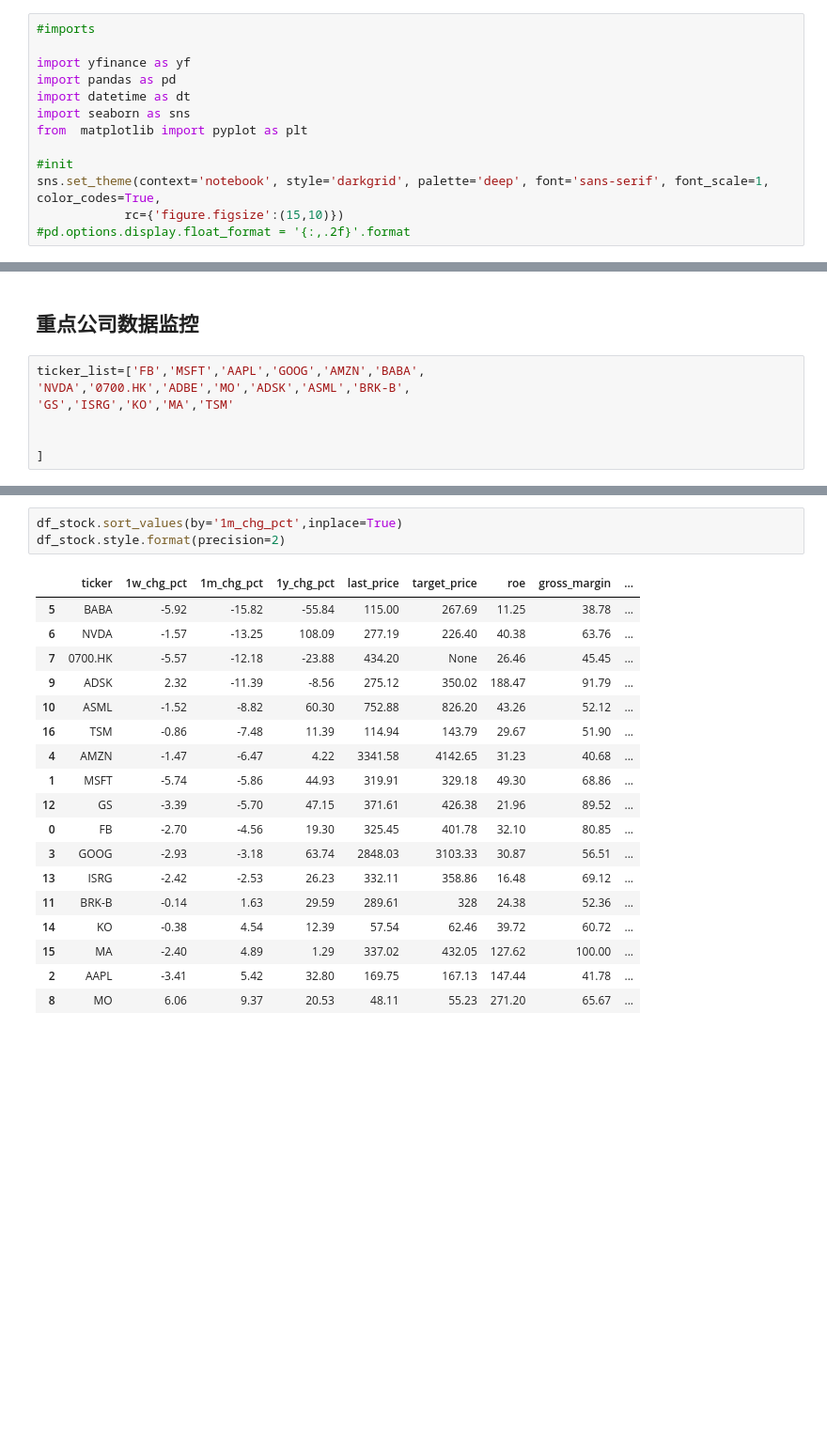
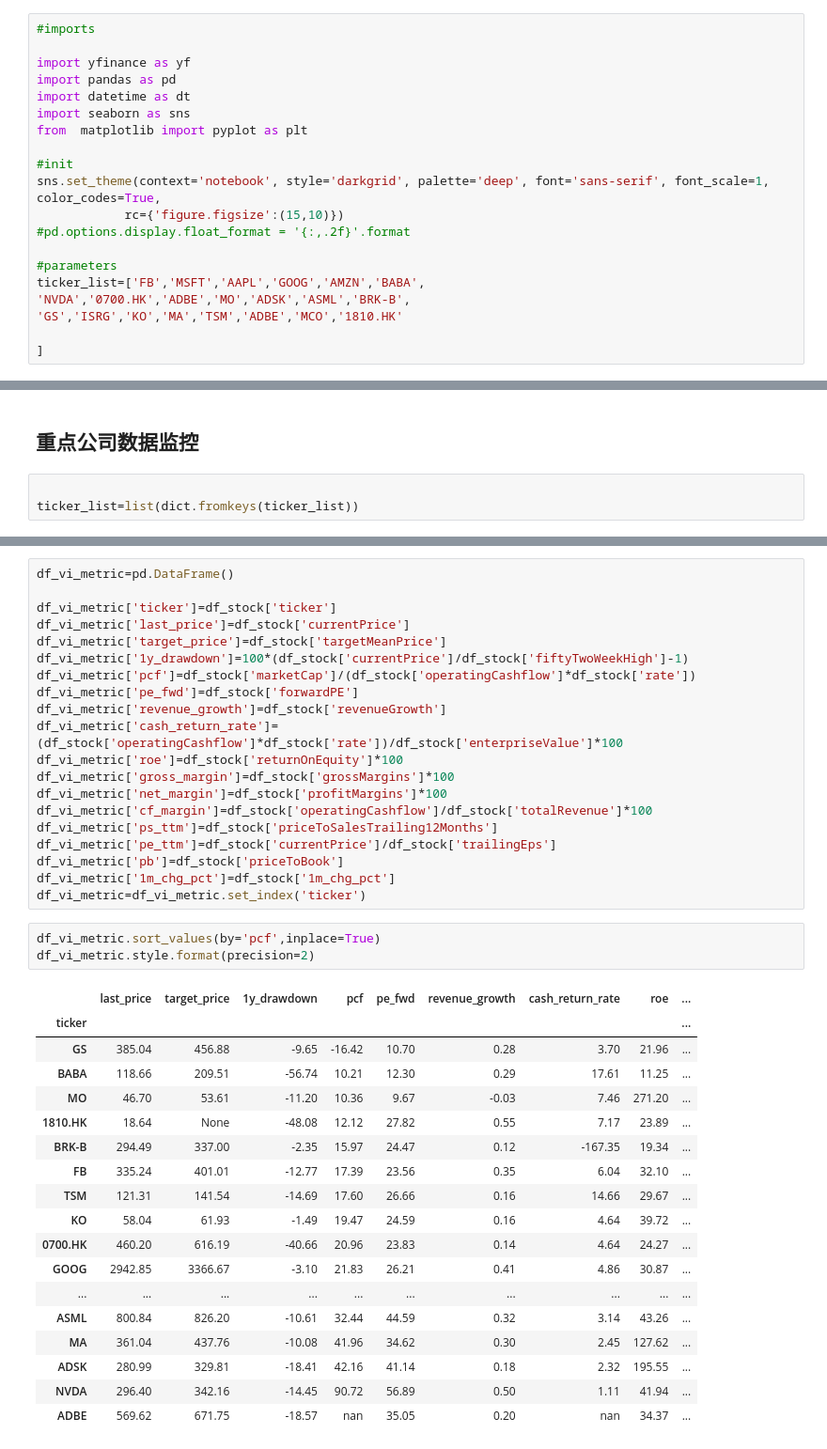
Before and after one commit to koalainfotech/skydog, a Jupyter notebook: notebooks/Value Investment Monitor.ipynb, the cells around one changed output, grey strips where cells are left out. Shown: that part at 94% size. Cells and saved outputs as stored; diff of their text form; blank space fills up the shorter version.

```diff
--- a/notebooks/Value Investment Monitor.ipynb
+++ b/notebooks/Value Investment Monitor.ipynb
@@ -13,6 +13,13 @@ from  matplotlib import pyplot as plt
 sns.set_theme(context='notebook', style='darkgrid', palette='deep', font='sans-serif', font_scale=1, color_codes=True,
             rc={'figure.figsize':(15,10)})
 #pd.options.display.float_format = '{:,.2f}'.format
+
+#parameters
+ticker_list=['FB','MSFT','AAPL','GOOG','AMZN','BABA',
+'NVDA','0700.HK','ADBE','MO','ADSK','ASML','BRK-B',
+'GS','ISRG','KO','MA','TSM','ADBE','MCO','1810.HK'
+
+]
 # %%
 print('This notebook was refreshed at %s'%(dt.datetime.now()))
 # %% [output]
@@ -75,13 +82,9 @@ Text(0.5, 1.0, '10 years trend of treasury yield')
 ## 股市和国债利率的相关度
 # %% [markdown]
 ## 重点公司数据监控
-# %%
-ticker_list=['FB','MSFT','AAPL','GOOG','AMZN','BABA',
-'NVDA','0700.HK','ADBE','MO','ADSK','ASML','BRK-B',
-'GS','ISRG','KO','MA','TSM'
-
-
-]
+# %%
+
+ticker_list=list(dict.fromkeys(ticker_list))
 # %%
 def get_stock_info(ticker):
     stock_info={}
@@ -119,22 +121,42 @@ for ticker in ticker_list:
+# %%
+df_vi_metric=pd.DataFrame()
+
+df_vi_metric['ticker']=df_stock['ticker']
+df_vi_metric['last_price']=df_stock['currentPrice']
+df_vi_metric['target_price']=df_stock['targetMeanPrice']
+df_vi_metric['1y_drawdown']=100*(df_stock['currentPrice']/df_stock['fiftyTwoWeekHigh']-1)
+df_vi_metric['pcf']=df_stock['marketCap']/(df_stock['operatingCashflow']*df_stock['rate'])
+df_vi_metric['pe_fwd']=df_stock['forwardPE']
+df_vi_metric['revenue_growth']=df_stock['revenueGrowth']
+df_vi_metric['cash_return_rate']=(df_stock['operatingCashflow']*df_stock['rate'])/df_stock['enterpriseValue']*100
+df_vi_metric['roe']=df_stock['returnOnEquity']*100
+df_vi_metric['gross_margin']=df_stock['grossMargins']*100
+df_vi_metric['net_margin']=df_stock['profitMargins']*100
+df_vi_metric['cf_margin']=df_stock['operatingCashflow']/df_stock['totalRevenue']*100
+df_vi_metric['ps_ttm']=df_stock['priceToSalesTrailing12Months']
+df_vi_metric['pe_ttm']=df_stock['currentPrice']/df_stock['trailingEps']
+df_vi_metric['pb']=df_stock['priceToBook']
+df_vi_metric['1m_chg_pct']=df_stock['1m_chg_pct']
+df_vi_metric=df_vi_metric.set_index('ticker')
 # %%
-df_stock.sort_values(by='1m_chg_pct',inplace=True)
-df_stock.style.format(precision=2)
+df_vi_metric.sort_values(by='pcf',inplace=True)
+df_vi_metric.style.format(precision=2)
 # %% [output]
-|  | ticker | 1w_chg_pct | 1m_chg_pct | 1y_chg_pct | last_price | target_price | roe | gross_margin | ... |
-| 5 | BABA | -5.92 | -15.82 | -55.84 | 115.00 | 267.69 | 11.25 | 38.78 | ... |
-| 6 | NVDA | -1.57 | -13.25 | 108.09 | 277.19 | 226.40 | 40.38 | 63.76 | ... |
-| 7 | 0700.HK | -5.57 | -12.18 | -23.88 | 434.20 | None | 26.46 | 45.45 | ... |
-| 9 | ADSK | 2.32 | -11.39 | -8.56 | 275.12 | 350.02 | 188.47 | 91.79 | ... |
-| 10 | ASML | -1.52 | -8.82 | 60.30 | 752.88 | 826.20 | 43.26 | 52.12 | ... |
-| 16 | TSM | -0.86 | -7.48 | 11.39 | 114.94 | 143.79 | 29.67 | 51.90 | ... |
-| 4 | AMZN | -1.47 | -6.47 | 4.22 | 3341.58 | 4142.65 | 31.23 | 40.68 | ... |
-| 1 | MSFT | -5.74 | -5.86 | 44.93 | 319.91 | 329.18 | 49.30 | 68.86 | ... |
-| 12 | GS | -3.39 | -5.70 | 47.15 | 371.61 | 426.38 | 21.96 | 89.52 | ... |
-| 0 | FB | -2.70 | -4.56 | 19.30 | 325.45 | 401.78 | 32.10 | 80.85 | ... |
-| 3 | GOOG | -2.93 | -3.18 | 63.74 | 2848.03 | 3103.33 | 30.87 | 56.51 | ... |
-| 13 | ISRG | -2.42 | -2.53 | 26.23 | 332.11 | 358.86 | 16.48 | 69.12 | ... |
-| 11 | BRK-B | -0.14 | 1.63 | 29.59 | 289.61 | 328 | 24.38 | 52.36 | ... |
-| 14 | KO | -0.38 | 4.54 | 12.39 | 57.54 | 62.46 | 39.72 | 60.72 | ... |
-| 15 | MA | -2.40 | 4.89 | 1.29 | 337.02 | 432.05 | 127.62 | 100.00 | ... |
-| 2 | AAPL | -3.41 | 5.42 | 32.80 | 169.75 | 167.13 | 147.44 | 41.78 | ... |
-| 8 | MO | 6.06 | 9.37 | 20.53 | 48.11 | 55.23 | 271.20 | 65.67 | ... |
+|  | last_price | target_price | 1y_drawdown | pcf | pe_fwd | revenue_growth | cash_return_rate | roe | ... |
+| ticker |  |  |  |  |  |  |  |  | ... |
+| GS | 385.04 | 456.88 | -9.65 | -16.42 | 10.70 | 0.28 | 3.70 | 21.96 | ... |
+| BABA | 118.66 | 209.51 | -56.74 | 10.21 | 12.30 | 0.29 | 17.61 | 11.25 | ... |
+| MO | 46.70 | 53.61 | -11.20 | 10.36 | 9.67 | -0.03 | 7.46 | 271.20 | ... |
+| 1810.HK | 18.64 | None | -48.08 | 12.12 | 27.82 | 0.55 | 7.17 | 23.89 | ... |
+| BRK-B | 294.49 | 337.00 | -2.35 | 15.97 | 24.47 | 0.12 | -167.35 | 19.34 | ... |
+| FB | 335.24 | 401.01 | -12.77 | 17.39 | 23.56 | 0.35 | 6.04 | 32.10 | ... |
+| TSM | 121.31 | 141.54 | -14.69 | 17.60 | 26.66 | 0.16 | 14.66 | 29.67 | ... |
+| KO | 58.04 | 61.93 | -1.49 | 19.47 | 24.59 | 0.16 | 4.64 | 39.72 | ... |
+| 0700.HK | 460.20 | 616.19 | -40.66 | 20.96 | 23.83 | 0.14 | 4.64 | 24.27 | ... |
+| GOOG | 2942.85 | 3366.67 | -3.10 | 21.83 | 26.21 | 0.41 | 4.86 | 30.87 | ... |
+| ... | ... | ... | ... | ... | ... | ... | ... | ... | ... |
+| ASML | 800.84 | 826.20 | -10.61 | 32.44 | 44.59 | 0.32 | 3.14 | 43.26 | ... |
+| MA | 361.04 | 437.76 | -10.08 | 41.96 | 34.62 | 0.30 | 2.45 | 127.62 | ... |
+| ADSK | 280.99 | 329.81 | -18.41 | 42.16 | 41.14 | 0.18 | 2.32 | 195.55 | ... |
+| NVDA | 296.40 | 342.16 | -14.45 | 90.72 | 56.89 | 0.50 | 1.11 | 41.94 | ... |
+| ADBE | 569.62 | 671.75 | -18.57 | nan | 35.05 | 0.20 | nan | 34.37 | ... |
```
Also changed, not shown: parts of 6 cells of this notebook, 4 other files.
